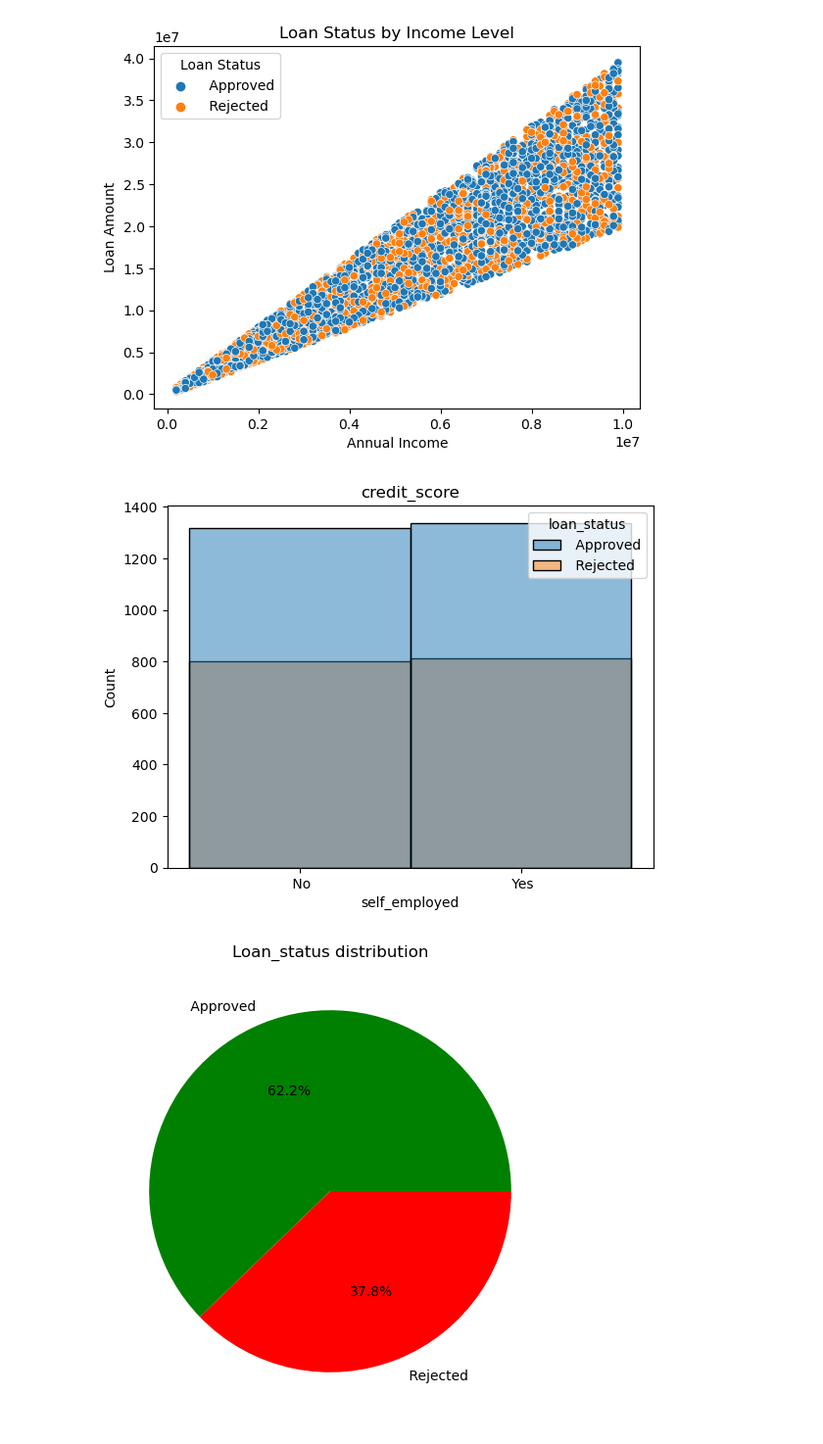
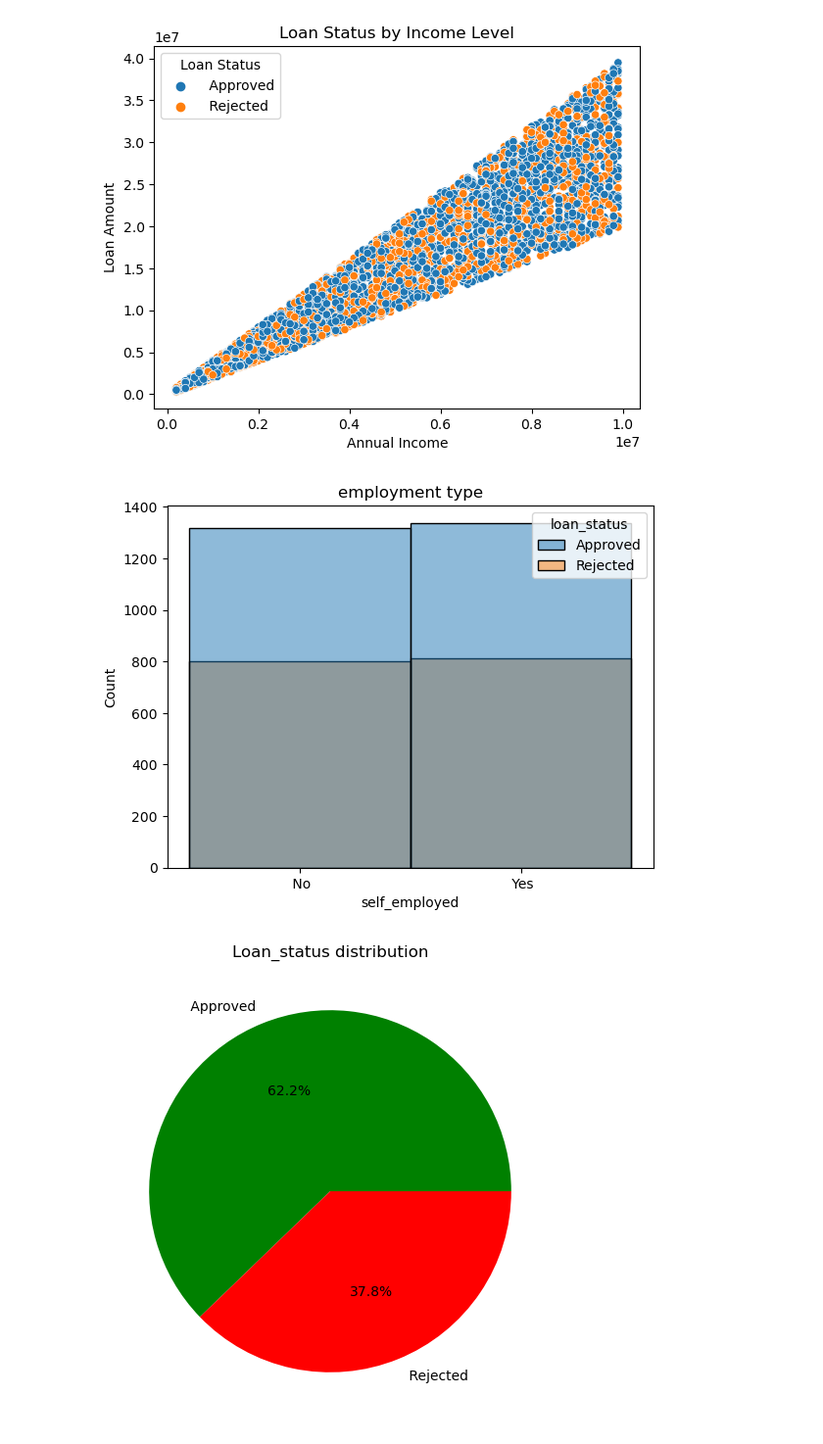
Before and after one commit to andrewdhawthorne/Loan-Approval-Prediction-Model, a Jupyter notebook: Fidels_learning_model_code.ipynb, the cells around one changed output. Shown at 98% size. Saved outputs shown, nothing was run; the diff lists cells and outputs as text; code cells hidden in the pictures.

```diff
--- a/Fidels_learning_model_code.ipynb
+++ b/Fidels_learning_model_code.ipynb
@@ -85,10 +85,10 @@ plt.show()
 # %%
 #reviewing the difference of self_employment effect on loan_status
 sns.histplot(data=loan_data,x='self_employed',bins=2,hue='loan_status')
-plt.title('credit_score')
+plt.title('employment type')
 plt.show()
 # %% [output]
-[figure, old version]
+[figure, new version]
 # %%
 approval_rejection_counts = loan_data['loan_status'].value_counts()
 
```
